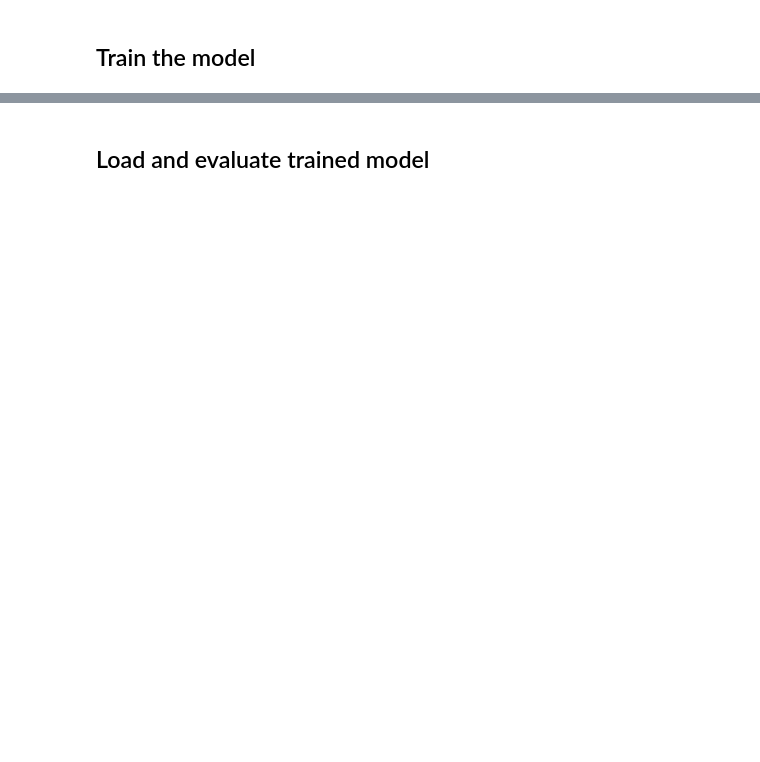
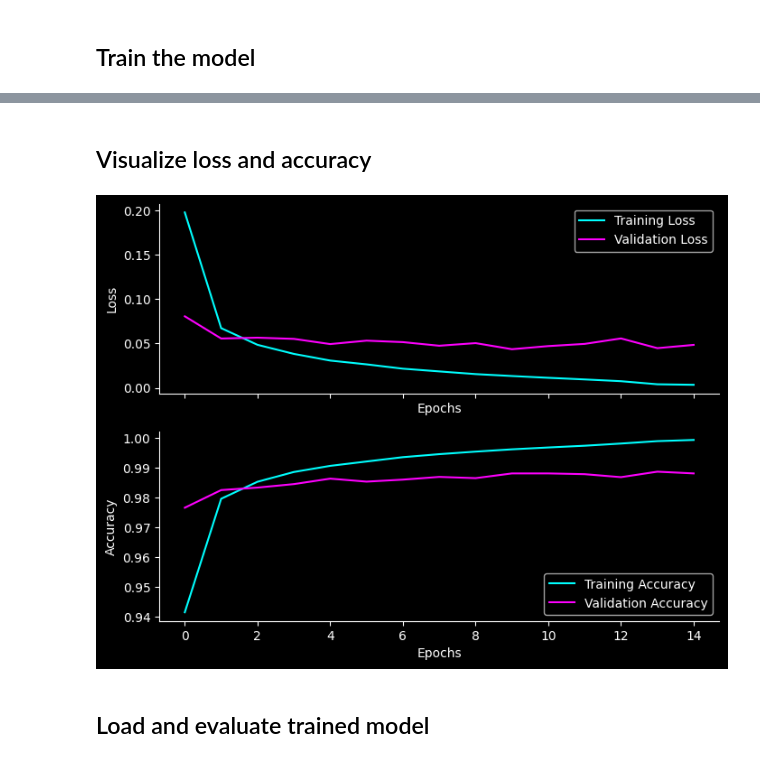
Before and after one commit to MCoelho222/MNIST_practicing, a Jupyter notebook: mnist.ipynb, the cells around one changed output, grey strips where cells are left out. Cells and saved outputs as stored; diff of their text form; code cells hidden in the pictures; blank space fills up the shorter version.

```diff
--- a/mnist.ipynb
+++ b/mnist.ipynb
@@ -35,15 +78,17 @@ for data in example:
 model = tf.keras.models.Sequential()
 model.add(tf.keras.Input(shape=(28, 28, 1)))
 model.add(tf.keras.layers.Rescaling(1. / 255))
-model.add(tf.keras.layers.Conv2D(32, kernel_size=(3, 3), padding='same', activation='relu'))
+model.add(tf.keras.layers.Conv2D(32, kernel_size=(3, 3), padding='same'))
+model.add(tf.keras.layers.BatchNormalization())
+model.add(tf.keras.layers.Activation('relu'))
 model.add(tf.keras.layers.MaxPooling2D(pool_size=(2, 2)))
-model.add(tf.keras.layers.Conv2D(64, kernel_size=(3, 3), padding='same', activation='relu'))
+model.add(tf.keras.layers.Conv2D(64, kernel_size=(3, 3), padding='same'))
+model.add(tf.keras.layers.BatchNormalization())
+model.add(tf.keras.layers.Activation('relu'))
 model.add(tf.keras.layers.MaxPooling2D(pool_size=(2, 2)))
 model.add(tf.keras.layers.Flatten())
 model.add(tf.keras.layers.Dense(64, activation='relu'))
 model.add(tf.keras.layers.Dense(10, activation='softmax'))
 
 model.summary()
-
-model.compile(loss='categorical_crossentropy', optimizer=tf.keras.optimizers.RMSprop(learning_rate=1e-4), metrics=['accuracy'])
 # %% [output]
@@ -94,5 +116,2 @@ test_ds = prepare_dataset(test_ds)
 # %% [markdown]
 ## Train the model
-# %%
-checkpointer = tf.keras.callbacks.ModelCheckpoint(filepath="{epoch:02d}-{val_loss:.2f}.keras", save_best_only=True)
-hist = model.fit(train_ds, epochs=100, validation_data=test_ds, callbacks=[checkpointer], verbose=True)
@@ -119,0 +118,8 @@ Epoch 10/10
+# %%
+model.compile(loss='categorical_crossentropy', optimizer=tf.keras.optimizers.RMSprop(learning_rate=1e-4), metrics=['accuracy'])
+
+checkpointer = tf.keras.callbacks.ModelCheckpoint(filepath="mnist.model.keras", save_best_only=True, verbose=1)
+early_stopping = tf.keras.callbacks.EarlyStopping(monitor='val_loss', patience=5, restore_best_weights=True)
+lr_scheduler = tf.keras.callbacks.ReduceLROnPlateau(monitor='val_loss', factor=0.5, patience=3)
+
+hist = model.fit(train_ds, epochs=50, validation_data=val_ds, callbacks=[checkpointer, early_stopping, lr_scheduler], verbose=2, shuffle=True)
@@ -120,2 +144,30 @@ Epoch 10/10
+# %% [markdown]
+## Visualize loss and accuracy
+# %%
+history = hist.history
+# plt.style.use('dark_background')
+bg_color = '#000000'
+fig, ax = plt.subplots(2, 1, figsize=(8, 6), sharex=True)
+fig.patch.set_facecolor(bg_color)
+
+ax[0].set_facecolor(bg_color)
+ax[0].plot(history['loss'], label='Training Loss', color='cyan')
+ax[0].plot(history['val_loss'], label='Validation Loss', color='magenta')
+ax[0].set_xlabel('Epochs')
+ax[0].set_ylabel('Loss')
+ax[0].legend()
+
+ax[1].set_facecolor(bg_color)
+ax[1].plot(history['accuracy'], label='Training Accuracy', color='cyan')
+ax[1].plot(history['val_accuracy'], label='Validation Accuracy', color='magenta')
+ax[1].set_xlabel('Epochs')
+ax[1].set_ylabel('Accuracy')
+ax[1].legend()
+
+for a in ax:
+    a.spines["top"].set_visible(False)
+    a.spines["right"].set_visible(False)
+# %% [output]
+[figure, added]
 # %% [markdown]
 ## Load and evaluate trained model
```
Also changed, not shown: parts of 11 cells of this notebook, 1 other file.
